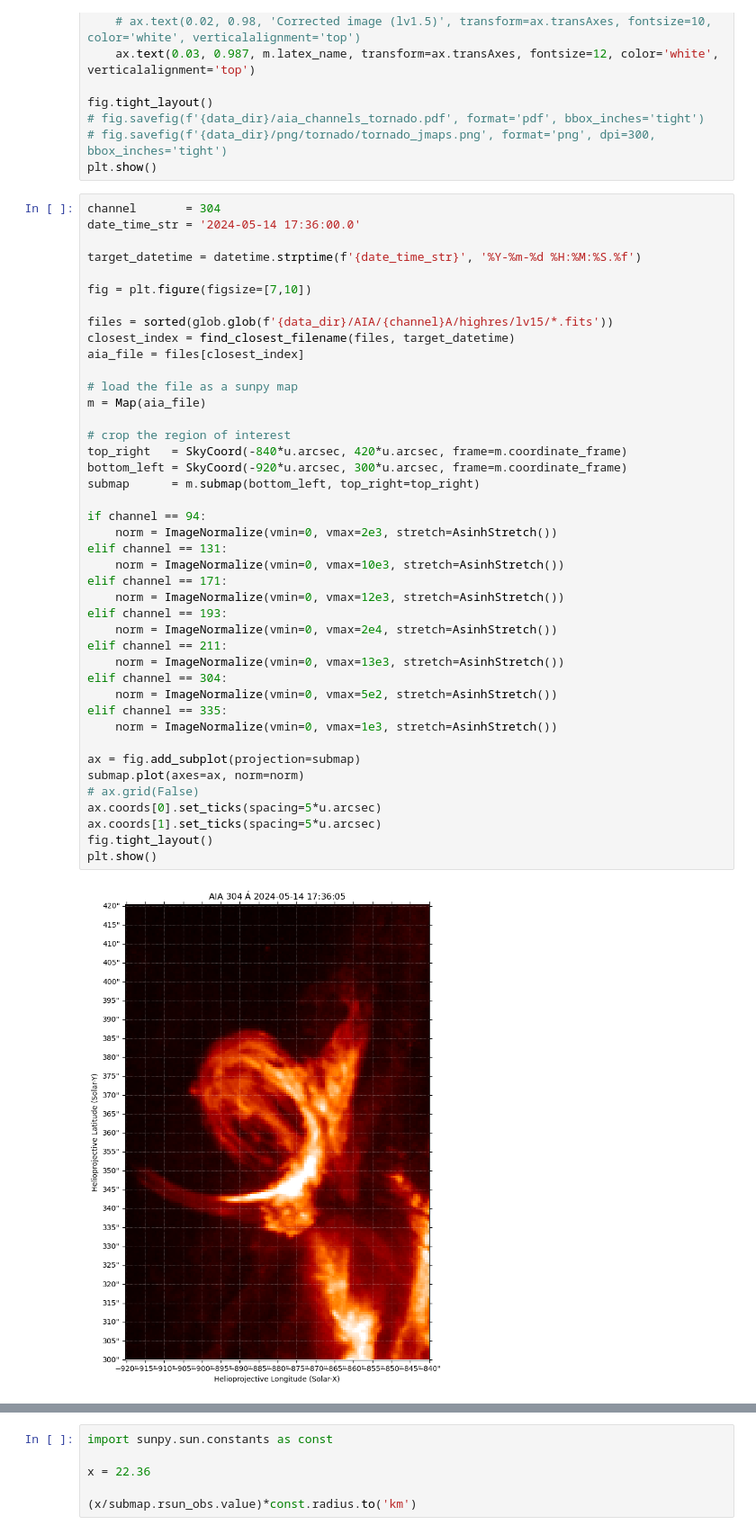
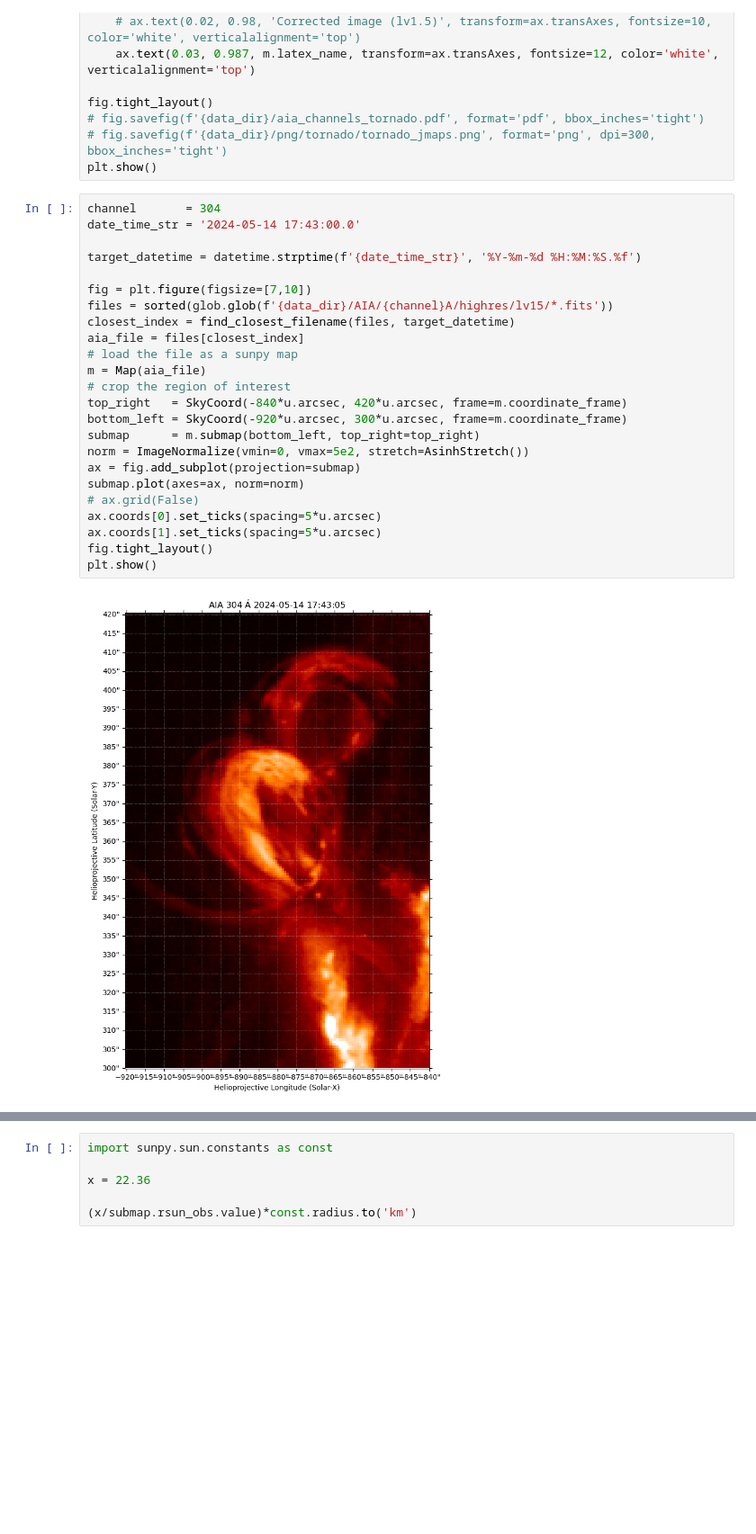
Before and after one commit to MohamedNedal/dias_work, a Jupyter notebook: tornado_snapshots.ipynb, the cells around one changed output, grey strips where cells are left out. Shown at 90% size. Cells and saved outputs as stored; diff of their text form; blank space fills up the shorter version.

```diff
--- a/tornado_snapshots.ipynb
+++ b/tornado_snapshots.ipynb
@@ -115,45 +116,27 @@ fig.tight_layout()
 plt.show()
 # %%
 channel       = 304
-date_time_str = '2024-05-14 17:36:00.0'
+date_time_str = '2024-05-14 17:43:00.0'
 
 target_datetime = datetime.strptime(f'{date_time_str}', '%Y-%m-%d %H:%M:%S.%f')
 
 fig = plt.figure(figsize=[7,10])
-
 files = sorted(glob.glob(f'{data_dir}/AIA/{channel}A/highres/lv15/*.fits'))
 closest_index = find_closest_filename(files, target_datetime)
 aia_file = files[closest_index]
-
 # load the file as a sunpy map
 m = Map(aia_file)
-
 # crop the region of interest
 top_right   = SkyCoord(-840*u.arcsec, 420*u.arcsec, frame=m.coordinate_frame)
 bottom_left = SkyCoord(-920*u.arcsec, 300*u.arcsec, frame=m.coordinate_frame)
 submap      = m.submap(bottom_left, top_right=top_right)
-
-if channel == 94:
-    norm = ImageNormalize(vmin=0, vmax=2e3, stretch=AsinhStretch())
-elif channel == 131:
-    norm = ImageNormalize(vmin=0, vmax=10e3, stretch=AsinhStretch())
-elif channel == 171:
-    norm = ImageNormalize(vmin=0, vmax=12e3, stretch=AsinhStretch())
-elif channel == 193:
-    norm = ImageNormalize(vmin=0, vmax=2e4, stretch=AsinhStretch())
-elif channel == 211:
-    norm = ImageNormalize(vmin=0, vmax=13e3, stretch=AsinhStretch())
-elif channel == 304:
-    norm = ImageNormalize(vmin=0, vmax=5e2, stretch=AsinhStretch())
-elif channel == 335:
-    norm = ImageNormalize(vmin=0, vmax=1e3, stretch=AsinhStretch())
-
+norm = ImageNormalize(vmin=0, vmax=5e2, stretch=AsinhStretch())
 ax = fig.add_subplot(projection=submap)
 submap.plot(axes=ax, norm=norm)
 # ax.grid(False)
 ax.coords[0].set_ticks(spacing=5*u.arcsec)
 ax.coords[1].set_ticks(spacing=5*u.arcsec)
 fig.tight_layout()
 plt.show()
 # %% [output]
-[figure, old version]
+[figure, new version]
```
Also changed, not shown: parts of 6 cells of this notebook.
